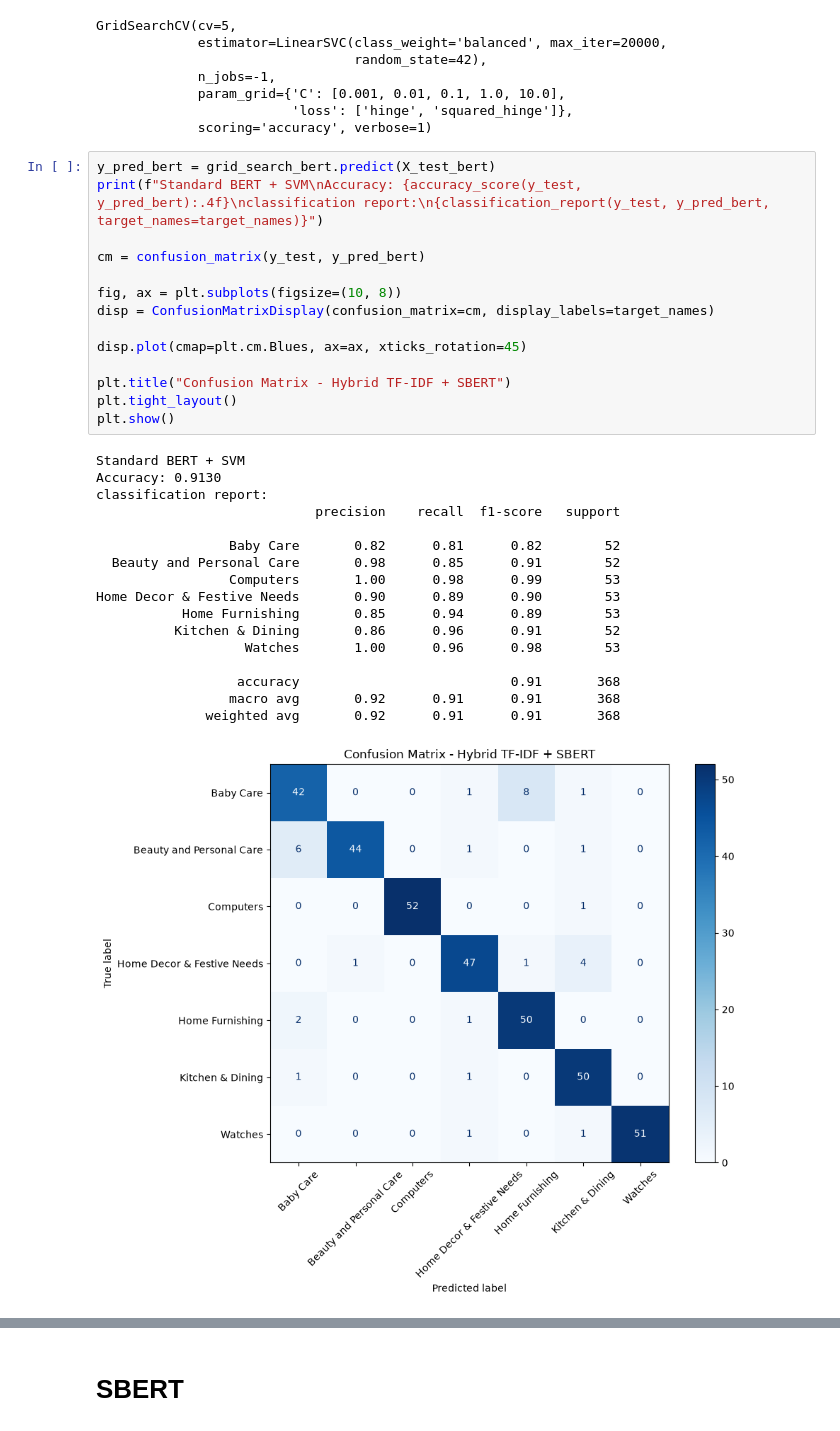
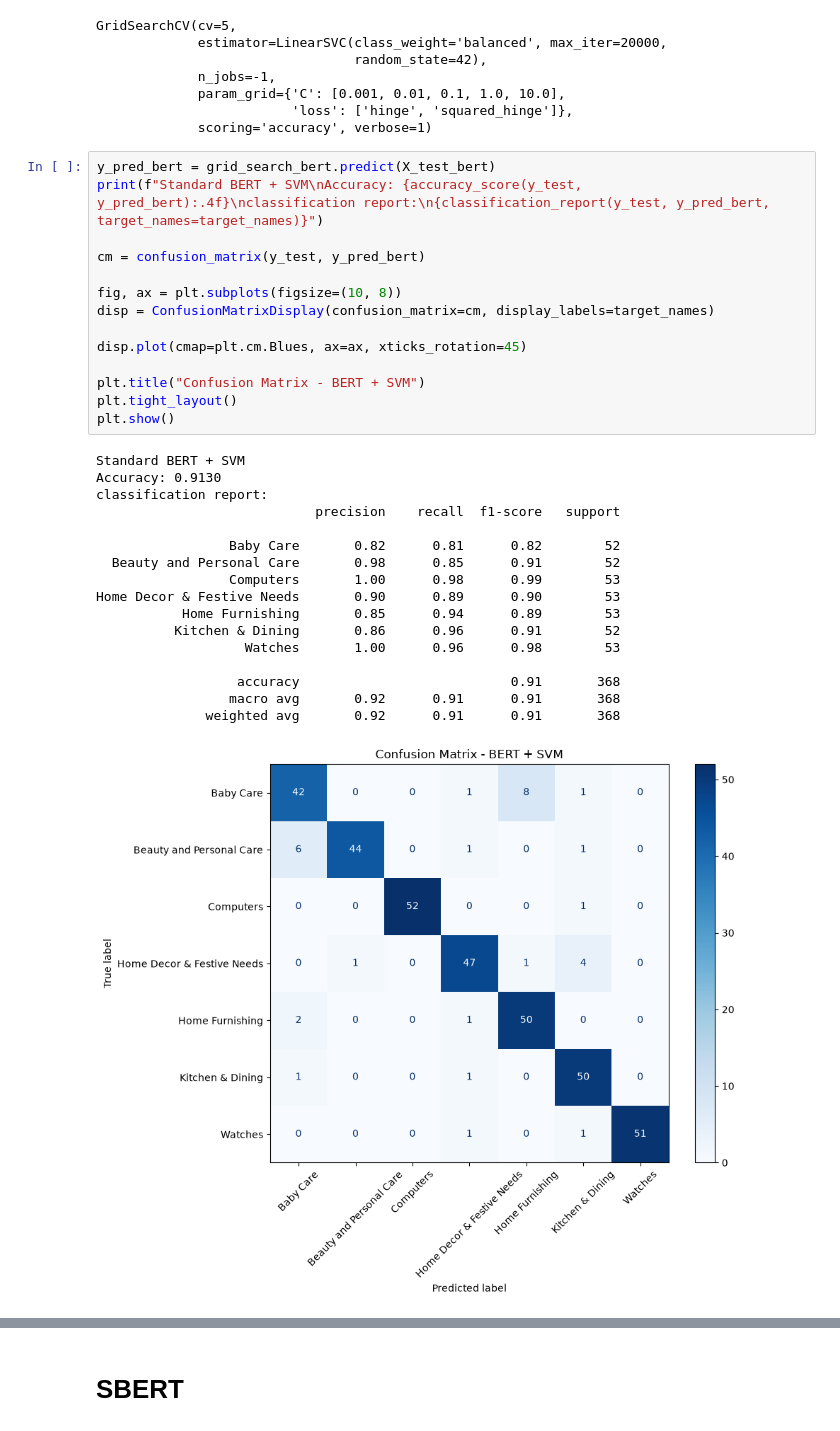
Before and after one commit to Bright381/SBERT-TFIDF, a Jupyter notebook: notebook_sbert.ipynb, the cells around one changed output, grey strips where cells are left out. Drawn from its saved outputs; the diff is of its cells as text.

Commit message:
Fix figures names

```diff
--- a/notebook_sbert.ipynb
+++ b/notebook_sbert.ipynb
@@ -385,32 +384,32 @@ GridSearchCV(cv=5,
 # %%
 y_pred_bert = grid_search_bert.predict(X_test_bert)
 print(f"Standard BERT + SVM\nAccuracy: {accuracy_score(y_test, y_pred_bert):.4f}\nclassification report:\n{classification_report(y_test, y_pred_bert, target_names=target_names)}")
 
 cm = confusion_matrix(y_test, y_pred_bert)
 
 fig, ax = plt.subplots(figsize=(10, 8))
 disp = ConfusionMatrixDisplay(confusion_matrix=cm, display_labels=target_names)
 
 disp.plot(cmap=plt.cm.Blues, ax=ax, xticks_rotation=45)
 
-plt.title("Confusion Matrix - Hybrid TF-IDF + SBERT")
+plt.title("Confusion Matrix - BERT + SVM")
 plt.tight_layout()
 plt.show()
 # %% [output]
 Standard BERT + SVM
 Accuracy: 0.9130
 classification report:
                             precision    recall  f1-score   support
 
                  Baby Care       0.82      0.81      0.82        52
   Beauty and Personal Care       0.98      0.85      0.91        52
                  Computers       1.00      0.98      0.99        53
 Home Decor & Festive Needs       0.90      0.89      0.90        53
            Home Furnishing       0.85      0.94      0.89        53
           Kitchen & Dining       0.86      0.96      0.91        52
                    Watches       1.00      0.96      0.98        53
 
                   accuracy                           0.91       368
                  macro avg       0.92      0.91      0.91       368
               weighted avg       0.92      0.91      0.91       368
-[figure, old version]
+[figure, new version]
```
Also changed, not shown: parts of 20 cells of this notebook.
